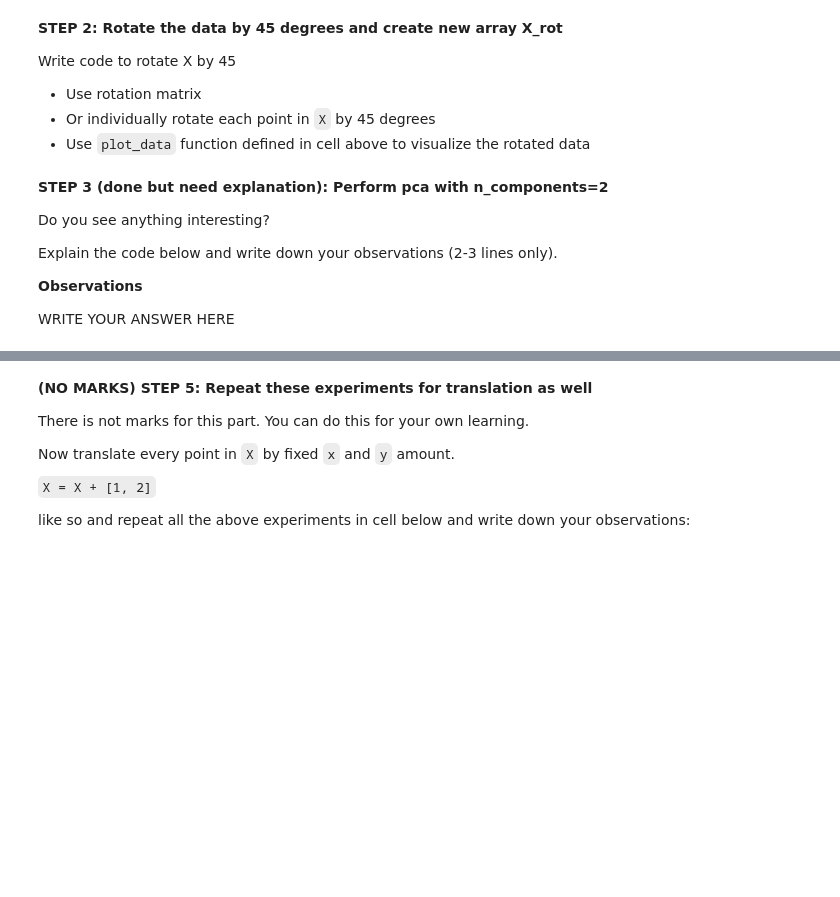
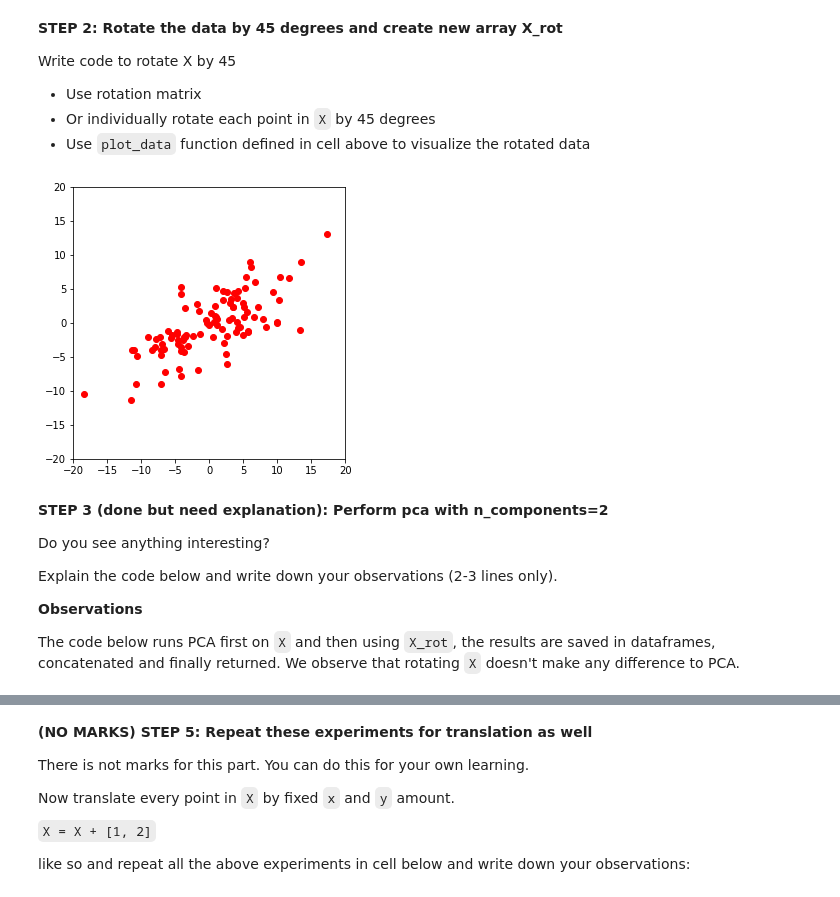
Before and after one commit to arumoy-shome/SYDE-522, a Jupyter notebook: Tutorials/Assignments/Assignment 2/20460621_shome.ipynb, the cells around one changed output, grey strips where cells are left out. Drawn from its saved outputs; the diff is of its cells as text; code cells hidden in the pictures; blank space fills up the shorter version.

```diff
--- a/Tutorials/Assignments/Assignment 2/20460621_shome.ipynb
+++ b/Tutorials/Assignments/Assignment 2/20460621_shome.ipynb
@@ -419,3 +425,13 @@ plot_data(X_rot)
+# %%
+theta = np.radians(45)
+cos, sin = np.cos(theta), np.sin(theta)
+rot_matrix = np.array([[cos, -sin], [sin, cos]])
+
+X_rot = X.dot(rot_matrix)
+
+plot_data(X_rot)
+# %% [output]
+[figure, added]
 # %% [markdown]
 **STEP 3 (done but need explanation): Perform pca with n_components=2**
 
@@ -426,7 +442,7 @@ Explain the code below and write down your observations (2-3 lines only).
 
 **Observations**
 
-WRITE YOUR ANSWER HERE
+The code below runs PCA first on `X` and then using `X_rot`, the results are saved in dataframes, concatenated and finally returned. We observe that rotating `X` doesn't make any difference to PCA.
 # %%
 import pandas as pd
 
```
Also changed, not shown: parts of 24 cells of this notebook, 5 other files.
